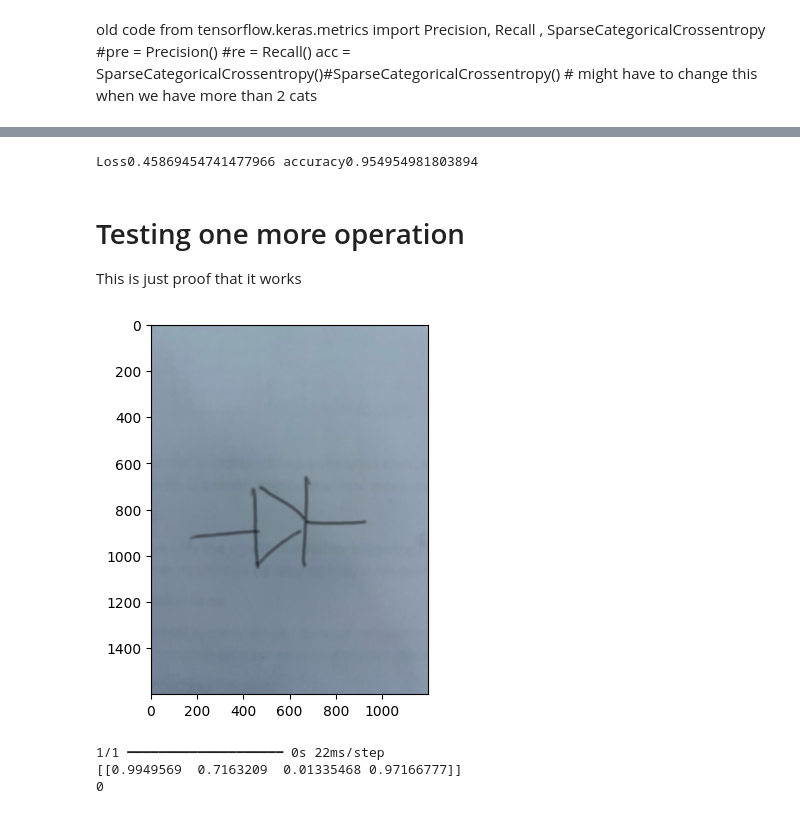
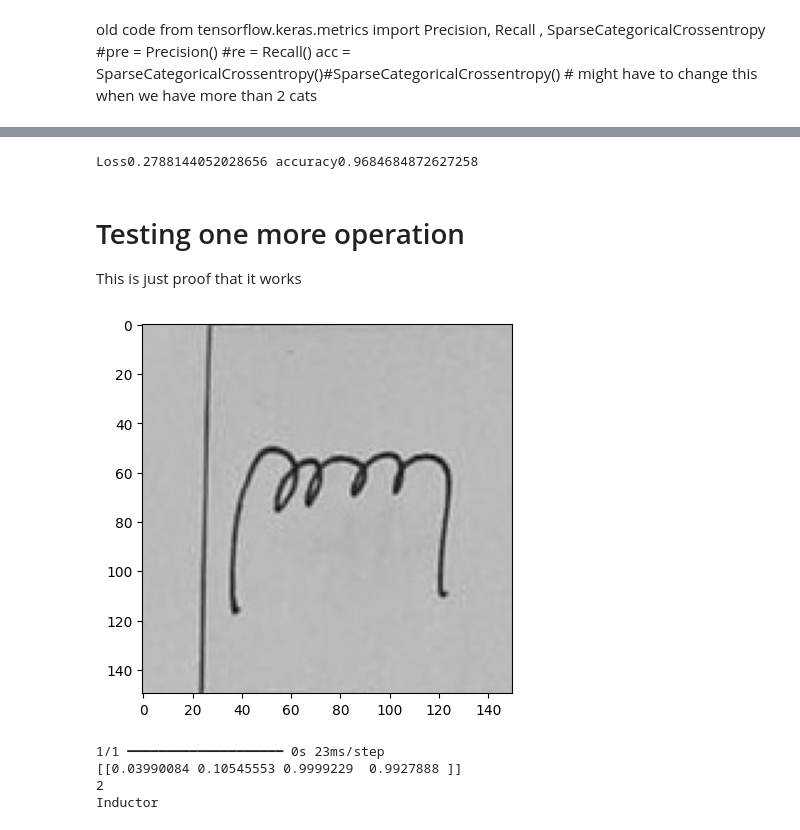
Before and after one commit to ThomasLukeGreenwood/EEE4114_SymbolDetect, a Jupyter notebook: predicitons.ipynb, the cells around one changed output, grey strips where cells are left out. Drawn from its saved outputs; the diff is of its cells as text; code cells hidden in the pictures.

```diff
--- a/predicitons.ipynb
+++ b/predicitons.ipynb
@@ -167,5 +165,5 @@ tensorboard_callback = tf.keras.callbacks.TensorBoard(log_dir=logsdir) # estabil
 # %% [markdown]
 # Fitting the data (training)
 # %%
-hist = model.fit(X_train, Y_train, epochs = 10, validation_data=[X_val,Y_val])
+hist = model.fit(X_train, Y_train, epochs = 20, validation_data=[X_val,Y_val]) # training the data and testing with validation 5 epochs gives 83
 # %% [output]
@@ -232,28 +228,42 @@ loss, accuracy = model.evaluate(X_test, Y_test)
 
 print("Loss" + str(loss), "accuracy"+ str(accuracy))
 # %% [output]
-Loss0.45869454741477966 accuracy0.954954981803894
+Loss0.2788144052028656 accuracy0.9684684872627258
 # %% [markdown]
 # Testing one more operation
 
 This is just proof that it works
 # %%
 #img = cv.imread("RandomCapTest.jpg")
-#img = cv.imread("DiodeTest.jpeg")
+img = cv.imread("dataset\L\L1_1_1.jpg") # this is from the training set so def sus
+
+#img = cv.canny(img,200,200)
 resize = tf.image.resize(img,(256,256))
 plt.imshow(img)
 plt.show()
 
 
 yhat = np.array(model.predict(np.expand_dims(resize/255,0))) # putting in in a list the nn can deal with not getting a batch
 # note if greater that 0.5 it will be a R else cap
 print(yhat)
 cat = yhat.argmax()
 print(cat)
 
+match cat:
+    case 0:
+        print("A cap")
+    case 1:
+        print("A diode")
+    case 2:
+        print("Inductor")
+    case 3:
+        print("Resisor")
+
+
 #
 # %% [output]
-[figure, old version]
+[figure, new version]
-1/1 ━━━━━━━━━━━━━━━━━━━━ 0s 22ms/step
-[[0.9949569  0.7163209  0.01335468 0.97166777]]
-0
+1/1 ━━━━━━━━━━━━━━━━━━━━ 0s 23ms/step
+[[0.03990084 0.10545553 0.9999229  0.9927888 ]]
+2
+Inductor
```
Also changed, not shown: parts of 12 cells of this notebook.
